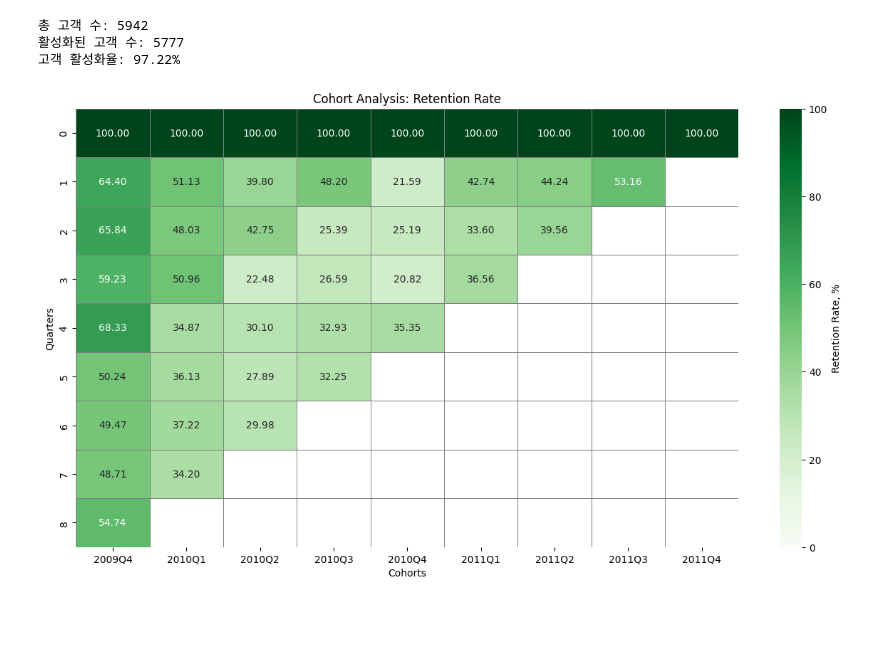
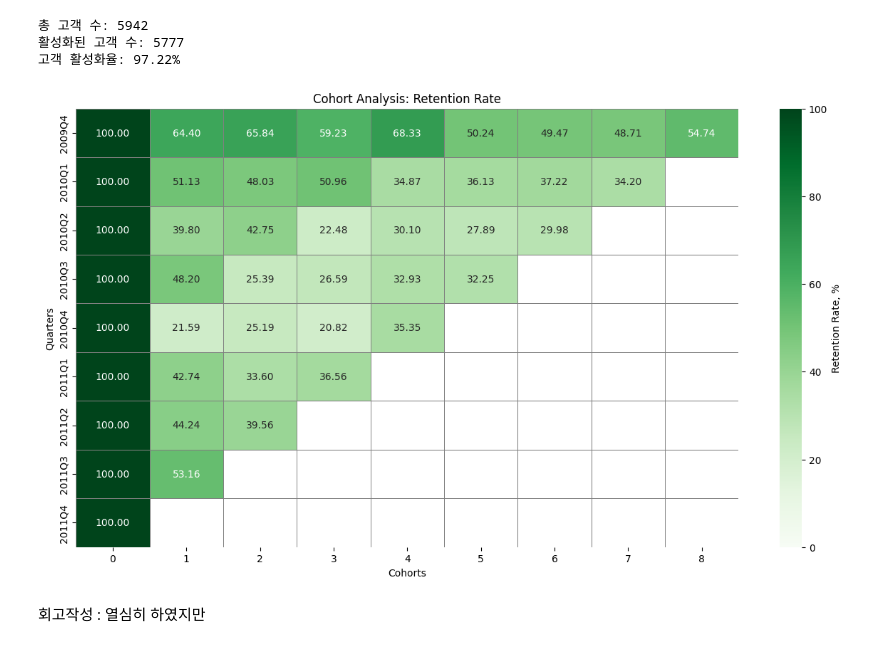
Before and after one commit to sunyoungmoon012/first-repository, a Jupyter notebook: Quest_03_AARRR_분석_통계분석.ipynb, the cells around one changed output. Saved outputs shown, nothing was run; the diff lists cells and outputs as text; code cells hidden in the pictures; blank space fills up the shorter version.

```diff
--- a/Quest_03_AARRR_분석_통계분석.ipynb
+++ b/Quest_03_AARRR_분석_통계분석.ipynb
@@ -168,32 +168,34 @@ import seaborn as sns
 # 1. 분기로 만들기
 df['Quarter'] = df['InvoiceDate'].dt.to_period('Q')
 
 # 2. 첫 구매 분기(Cohort) 찾기
 df['Cohort'] = df.groupby('Customer ID')['Quarter'].transform('min')
 
 # 3. 첫 구매 후 몇 분기 지났는지 (0,1,2...) 계산
 df['CohortIndex'] = (df['Quarter'] - df['Cohort']).apply(lambda x: x.n)
 
 # 4. Cohort별 + CohortIndex별 고객 수 세기
 cohort_counts = df.groupby(['Cohort', 'CohortIndex'])['Customer ID'].nunique().unstack(0)
 
 # 5. 유지율(%) 계산
 retention = cohort_counts.divide(cohort_counts.iloc[0], axis=1) * 100
 
 # 6. 히트맵 그리기
 plt.figure(figsize=(15,8))
 sns.heatmap(
-    data=retention,
+    data=retention.T,
     annot=True, fmt='.2f',
     cmap='Greens',
     cbar_kws={'label': 'Retention Rate, %'},
     linewidths=0.5,
     linecolor='gray',
     vmin=0, vmax=100
 )
 plt.title('Cohort Analysis: Retention Rate')
 plt.ylabel('Quarters')
 plt.xlabel('Cohorts')
 plt.show()
 # %% [output]
-[figure, old version]
+[figure, new version]
+# %% [markdown]
+회고작성 : 열심히 하였지만
```
